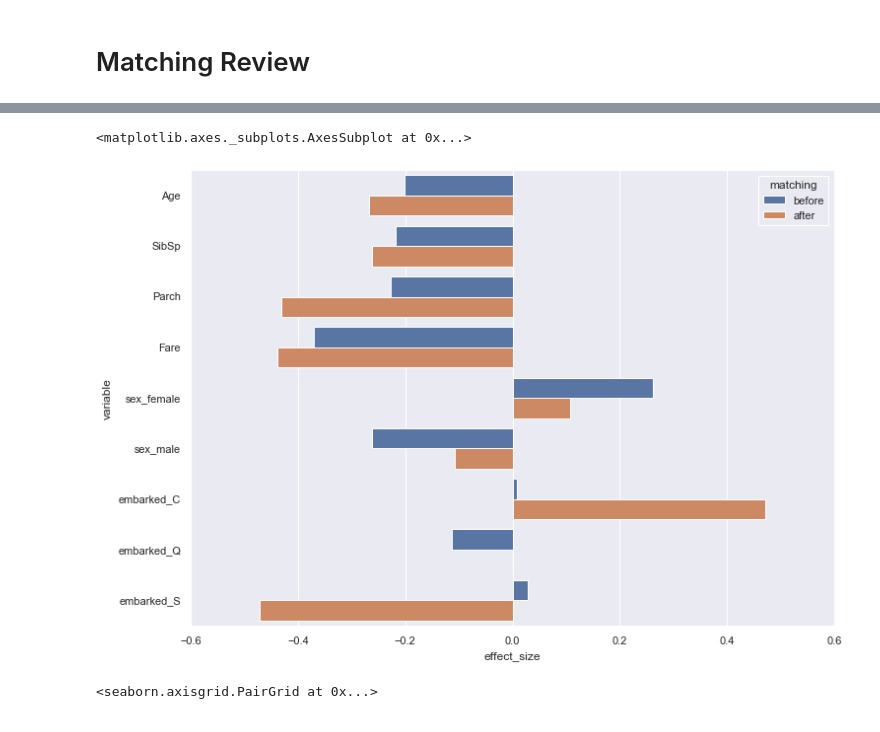
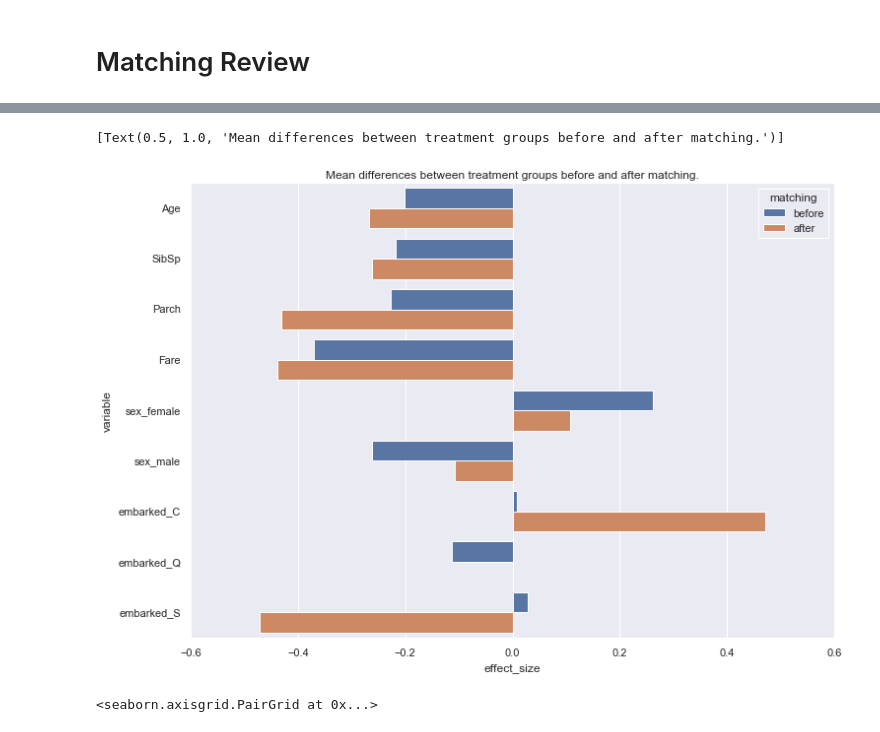
Before and after one commit to konosp/propensity-score-matching, a Jupyter notebook: propensity_score_matching_v2.ipynb, the cells around one changed output, grey strips where cells are left out. Cells and saved outputs as stored; diff of their text form; code cells hidden in the pictures.

Commit message:
plots fixing

```diff
--- a/propensity_score_matching_v2.ipynb
+++ b/propensity_score_matching_v2.ipynb
@@ -268,10 +278,10 @@ for cl in cols:
 # %%
 res = pd.DataFrame(data, columns=['variable','matching','effect_size'])
 # %%
-sns.barplot(data = res, y = 'variable', x = 'effect_size', hue = 'matching', orient='h')
+sns.barplot(data = res, y = 'variable', x = 'effect_size', hue = 'matching', orient='h').set(title='Mean differences between treatment groups before and after matching.')
 # %% [output]
-<matplotlib.axes._subplots.AxesSubplot at 0x...>
+[Text(0.5, 1.0, 'Mean differences between treatment groups before and after matching.')]
-[figure, old version]
+[figure, new version]
 # %%
 cols.append('treatment')
 # %%
```
Also changed, not shown: parts of 14 cells of this notebook.
